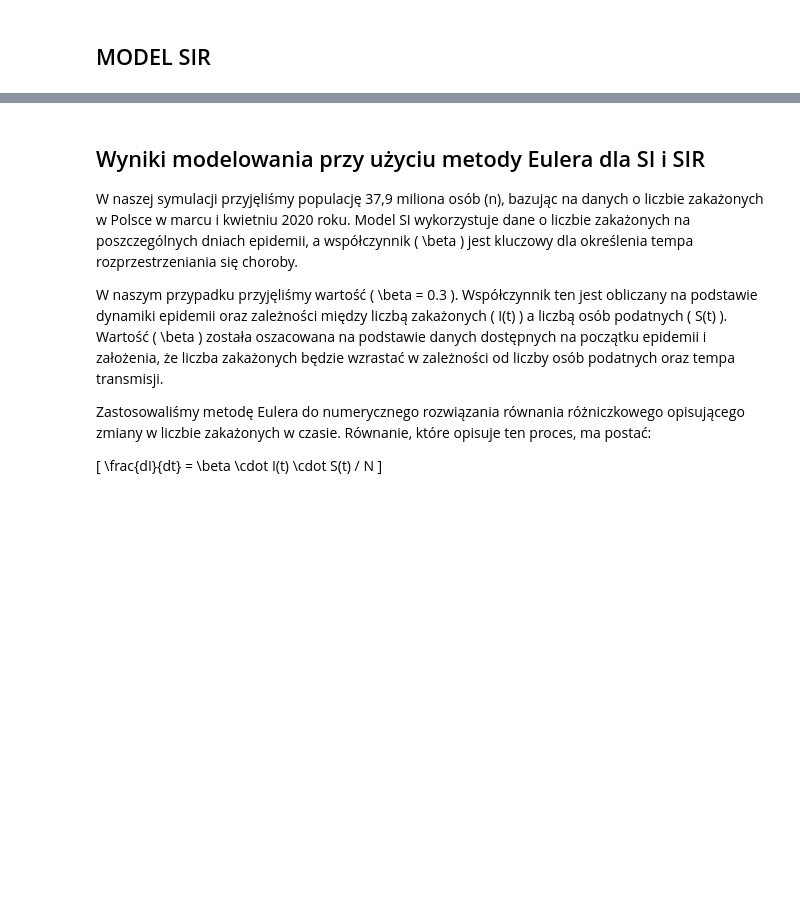
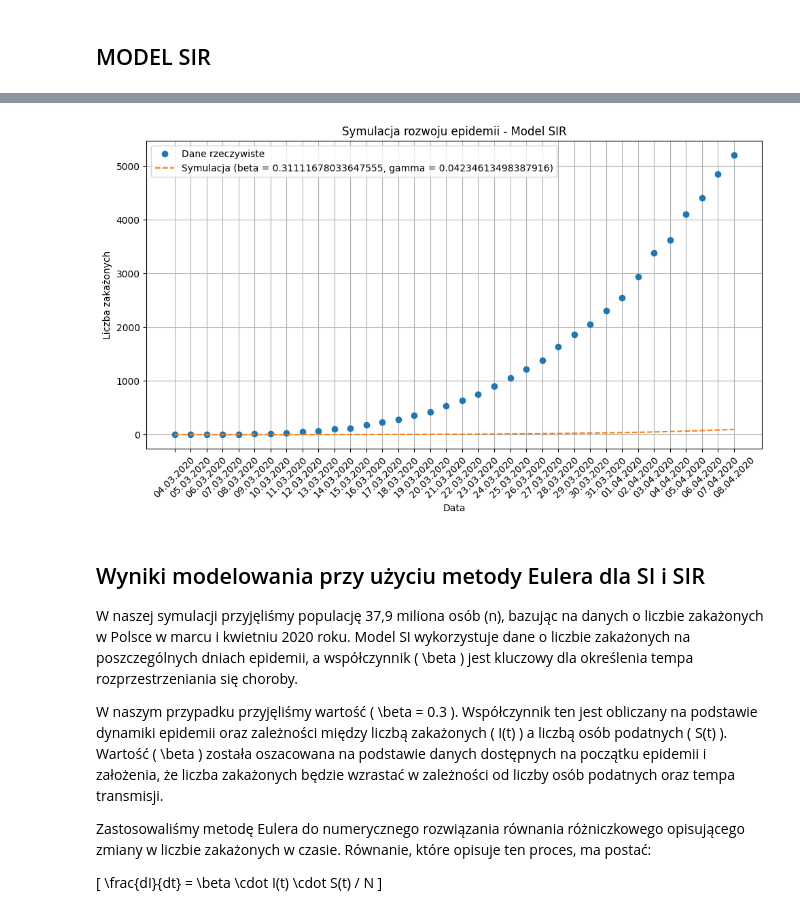
Before and after one commit to 277465/Modelowanie-Pandemii-Sars-cov-19, a Jupyter notebook: projekt.ipynb, the cells around one changed output, grey strips where cells are left out. Cells and saved outputs as stored; diff of their text form; code cells hidden in the pictures; blank space fills up the shorter version.

```diff
--- a/projekt.ipynb
+++ b/projekt.ipynb
@@ -283,3 +225,39 @@ plt.show()
+# %%
+# Symulacja numeryczna metodą Eulera
+t_max = len(dates)  # Ilość dni
+S = np.zeros(t_max)
+I = np.zeros(t_max)
+R = np.zeros(t_max)
+S[0] = S0
+I[0] = I0
+R[0] = R0
+
+# Krok czasowy
+dt = 1
+
+# Rozwiązanie równania metodą Eulera
+for t in range(1, t_max):
+    dS = -beta * S[t-1] * I[t-1] * dt / n
+    dI = beta * S[t-1] * I[t-1] * dt / n - gamma * I[t-1] * dt
+    dR = gamma * I[t-1] * dt
+    S[t] = S[t-1] + dS
+    I[t] = I[t-1] + dI
+    R[t] = R[t-1] + dR
+
+# Porównanie z danymi
+plt.figure(figsize=(10, 6))
+plt.plot(range(t_max), infected_data, 'o', label='Dane rzeczywiste')
+plt.plot(range(t_max), I, label=f'Symulacja (beta = {beta_avg}, gamma = {gamma_average})', linestyle='--')
+plt.xticks(range(t_max), dates, rotation=45)
+plt.xlabel('Data')
+plt.ylabel('Liczba zakażonych')
+plt.title('Symulacja rozwoju epidemii - Model SIR')
+plt.legend()
+plt.grid(True)
+plt.tight_layout()
+plt.show()
+# %% [output]
+[figure, added]
 # %% [markdown]
 ## Wyniki modelowania przy użyciu metody Eulera dla SI i SIR
 
```
Also changed, not shown: parts of 6 cells of this notebook.
